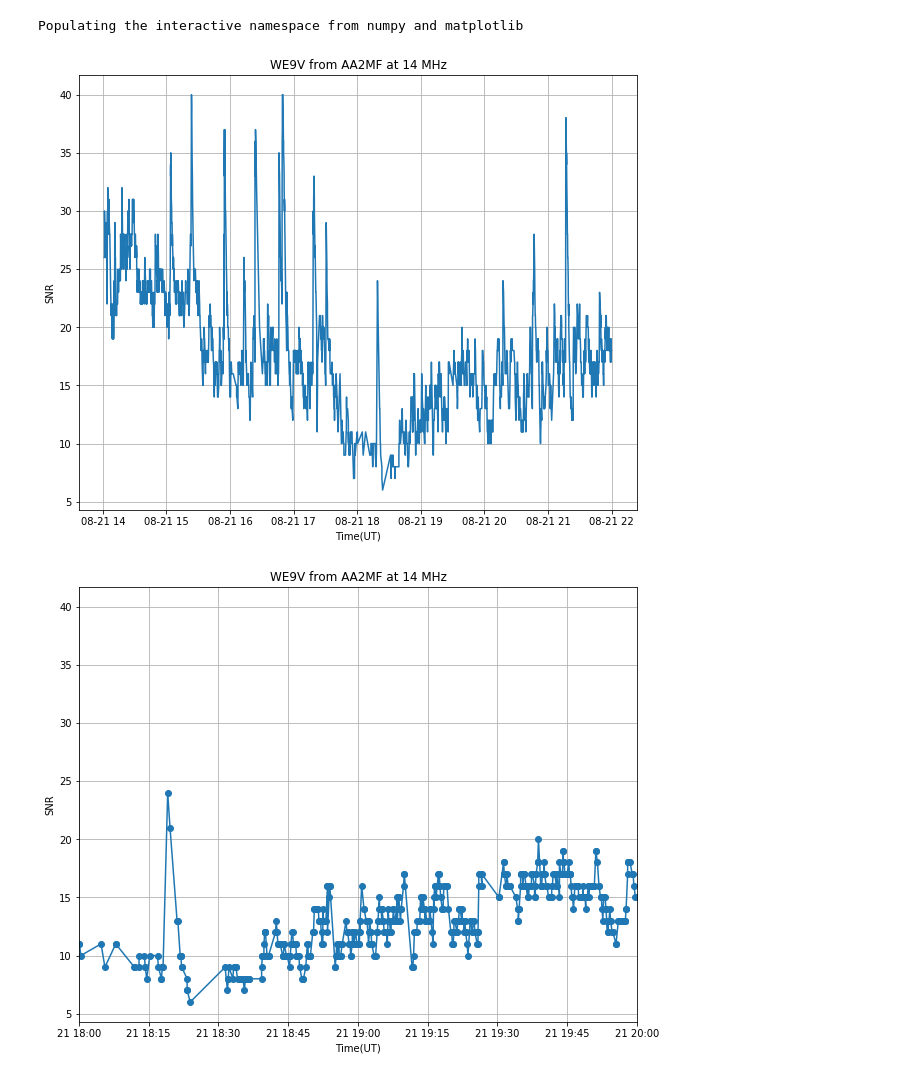
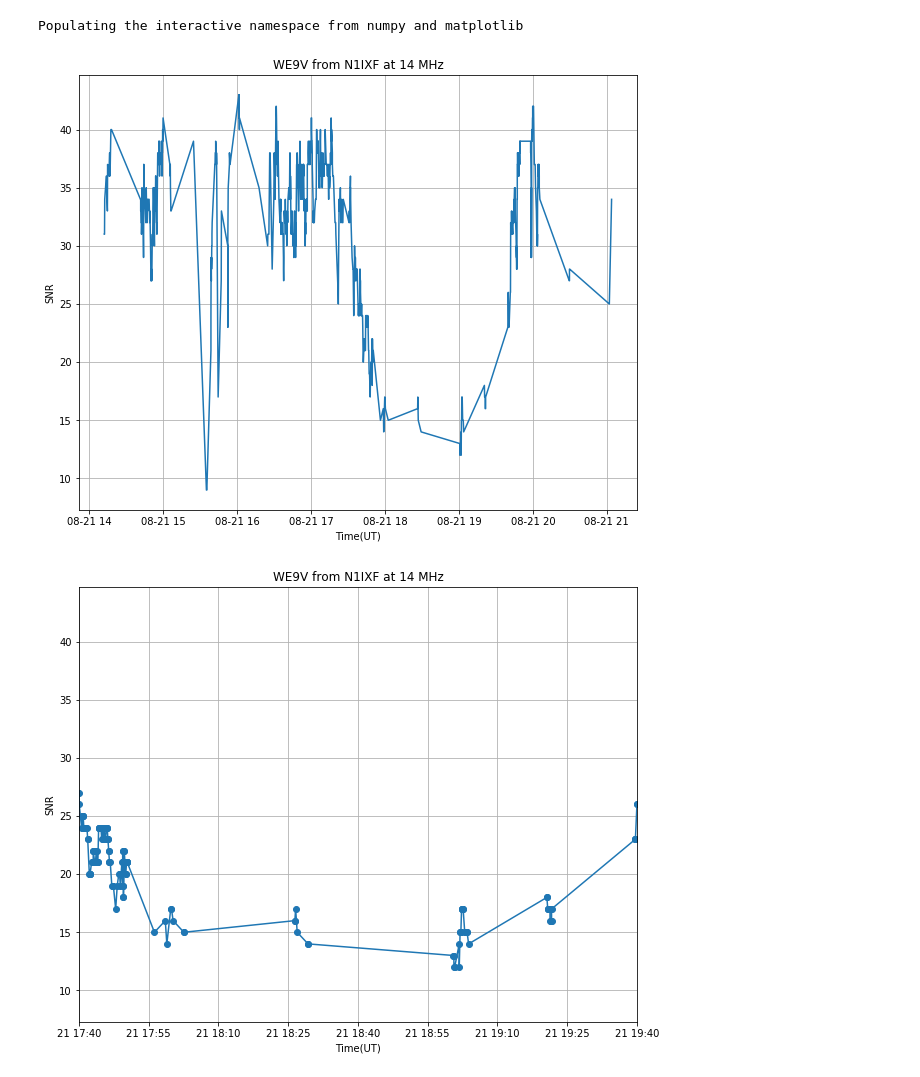
Before and after one commit to westml/eclipse_marylou, a Jupyter notebook: Plotting Time Series - With Slopes!-Copy1.ipynb, the cells around one changed output. Cells and saved outputs as stored; diff of their text form; code cells hidden in the pictures.

```diff
--- a/Plotting Time Series - With Slopes!-Copy1.ipynb
+++ b/Plotting Time Series - With Slopes!-Copy1.ipynb
@@ -148,14 +153,24 @@ class PeakSearch(object):
 
 ps  = PeakSearch()
 # %%
-ps.set_calls(call_0='WE9V',call_1='AA2MF',band=14)
+# This is where we set the callsigns.
+ps.set_calls(call_0='WE9V',call_1='N1IXF',band=14)
 
-ps.plot_snr(DT(2017,8,21,18),DT(2017,8,21,20))
+# This sets the boundaries for the medium close up:
+ps.plot_snr(DT(2017,8,21,17,40),DT(2017,8,21,19,40))
 
-dts         = (DT(2017,8,21,18,15),   DT(2017,8,21,18,25)   )
-fit_0_times = (DT(2017,8,21,18,17,45),DT(2017,8,21,18,19,10))
-fit_1_times = (DT(2017,8,21,18,19),   DT(2017,8,21,18,22,30))
+# This sets the boundaries for the real close-up.
+dts         =(DT(2017,8,21,17,50),DT(2017,8,21,18,30))
+
+# This sets the boundaries for the rising slope.
+fit_0_times = (DT(2017,8,21,17,58,0),DT(2017,8,21,18,0,0))
+
+# This sets the boundaries for the falling slope.
+fit_1_times = (DT(2017,8,21,17,59),DT(2017,8,21,18,26))
+
 ps.plot_fits(dts,fit_0_times,fit_1_times)
+
+# This is a late parrot.
 # %% [output]
-[figure, old version]
+[figure, new version]
-[figure, old version]
+[figure, new version]
```
Also changed, not shown: parts of 4 cells of this notebook.
